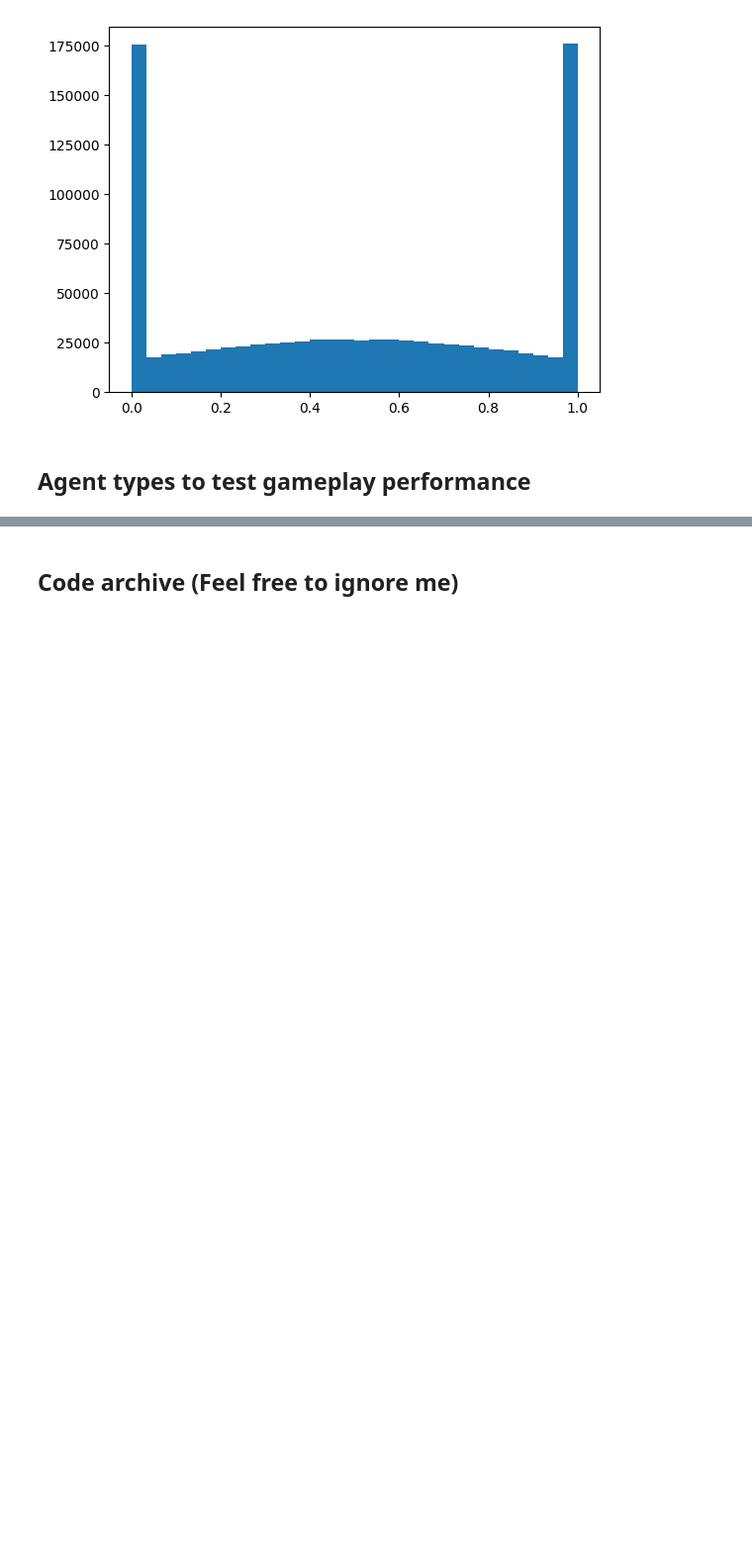
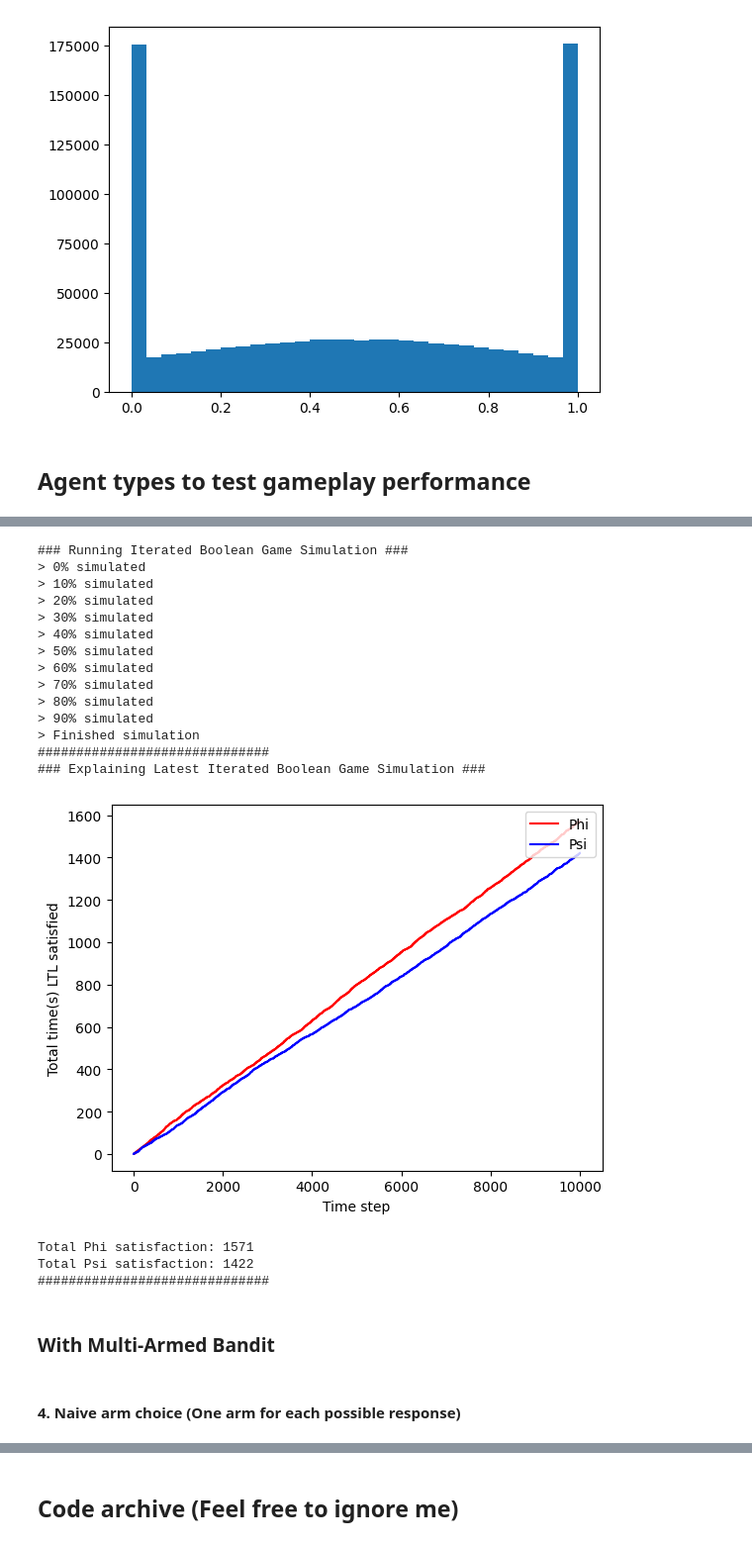
Before and after one commit to ttontoey/cp-indiv-mab, a Jupyter notebook: mab.ipynb, the cells around one changed output, grey strips where cells are left out. Shown: that part at 99% size. Cells and saved outputs as stored; diff of their text form; code cells hidden in the pictures; blank space fills up the shorter version.

```diff
--- a/mab.ipynb
+++ b/mab.ipynb
@@ -368,0 +309,62 @@ game.explain()
+# %%
+class ProbingAgent:
+    def __init__(self, internal_latency, objective):
+        self.internal_latency = internal_latency
+        self.objective = objective
+        self.message_sent = []
+        self.i = -1
+
+    def get_message(self, phi_matched, psi_matched, current_state):
+        if self.objective == "phi":
+            if current_state == (True, True):
+                return (0, False)
+            if current_state == (True, False):
+                return (1, True)
+            if current_state == (False, True):
+                return (1, False)
+            if current_state == (False, False):
+                return (0, True)
+        if self.objective == "psi":
+            if current_state == (True, True):
+                return (0, False)
+            if current_state == (True, False):
+                return (0, False)
+            if current_state == (False, True):
+                return (0, True)
+            if current_state == (False, False):
+                return (1, True)
+
+    def learn(self, phi_matched, psi_matched, current_state):
+        return
+
+    def explain(self):
+        return
+# %%
+game3 = IteratedBooleanGame((False, False))
+probing_agent1 = ProbingAgent(0, "phi")
+probing_agent2 = ProbingAgent(0, "psi")
+game3.add_agent(probing_agent1)
+game3.add_agent(probing_agent2)
+game3.simulate(max_time=10000)
+game3.explain()
+# %% [output]
+### Running Iterated Boolean Game Simulation ###
+> 0% simulated
+> 10% simulated
+> 20% simulated
+> 30% simulated
+> 40% simulated
+> 50% simulated
+> 60% simulated
+> 70% simulated
+> 80% simulated
+> 90% simulated
+> Finished simulation
+##############################
+### Explaining Latest Iterated Boolean Game Simulation ###
+[figure, added]
+Total Phi satisfaction: 1571
+Total Psi satisfaction: 1422
+##############################
+# %% [markdown]
+### With Multi-Armed Bandit
@@ -368,0 +375,2 @@ game.explain()
+# %% [markdown]
+#### 4. Naive arm choice (One arm for each possible response)
```
Also changed, not shown: parts of 58 cells of this notebook.
